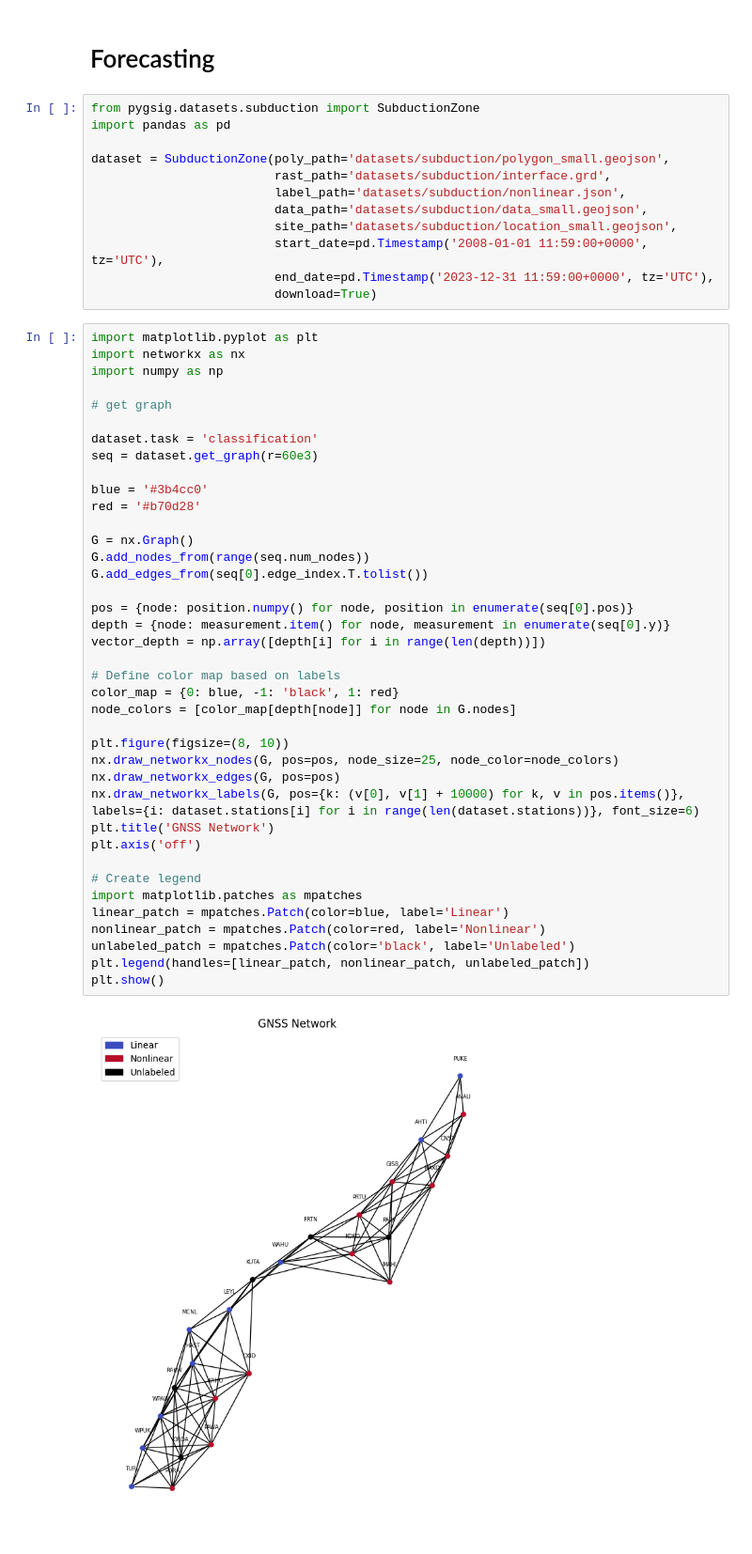
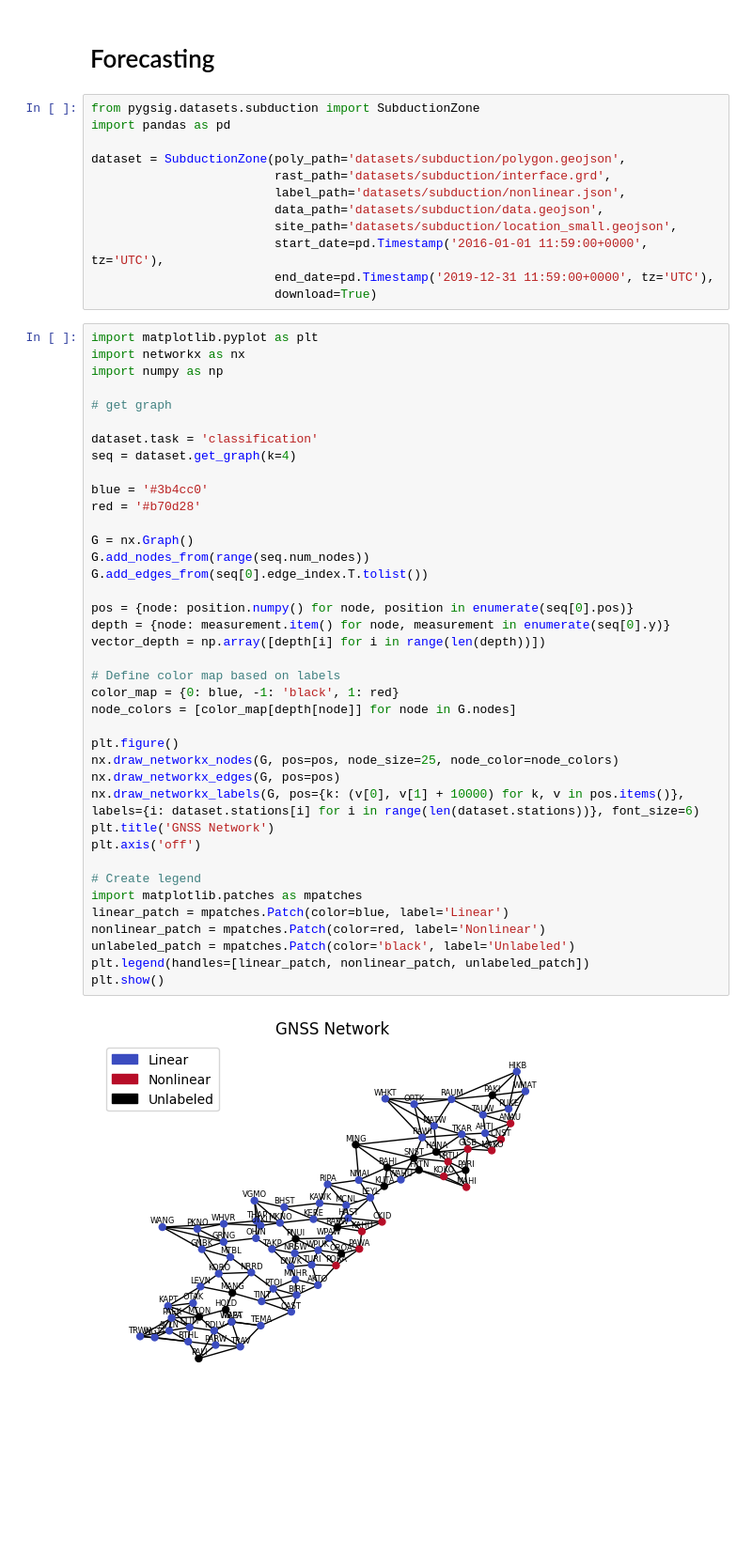
Before and after one commit to hans-riess/pygsig, a Jupyter notebook: forecasting.ipynb, the cells around one changed output. Shown at 94% size. Cells and saved outputs as stored; diff of their text form; blank space fills up the shorter version.

```diff
--- a/forecasting.ipynb
+++ b/forecasting.ipynb
@@ -4,13 +4,13 @@
 from pygsig.datasets.subduction import SubductionZone
 import pandas as pd
 
-dataset = SubductionZone(poly_path='datasets/subduction/polygon_small.geojson',
+dataset = SubductionZone(poly_path='datasets/subduction/polygon.geojson',
                          rast_path='datasets/subduction/interface.grd',
                          label_path='datasets/subduction/nonlinear.json',
-                         data_path='datasets/subduction/data_small.geojson',
+                         data_path='datasets/subduction/data.geojson',
                          site_path='datasets/subduction/location_small.geojson',
-                         start_date=pd.Timestamp('2008-01-01 11:59:00+0000', tz='UTC'),
-                         end_date=pd.Timestamp('2023-12-31 11:59:00+0000', tz='UTC'),
+                         start_date=pd.Timestamp('2016-01-01 11:59:00+0000', tz='UTC'),
+                         end_date=pd.Timestamp('2019-12-31 11:59:00+0000', tz='UTC'),
                          download=True)
 # %%
 import matplotlib.pyplot as plt
@@ -20,39 +20,39 @@ import numpy as np
 # get graph
 
 dataset.task = 'classification'
-seq = dataset.get_graph(r=60e3)
+seq = dataset.get_graph(k=4)
 
 blue = '#3b4cc0'
 red = '#b70d28'
 
 G = nx.Graph()
 G.add_nodes_from(range(seq.num_nodes))
 G.add_edges_from(seq[0].edge_index.T.tolist())
 
 pos = {node: position.numpy() for node, position in enumerate(seq[0].pos)}
 depth = {node: measurement.item() for node, measurement in enumerate(seq[0].y)}
 vector_depth = np.array([depth[i] for i in range(len(depth))])
 
 # Define color map based on labels
 color_map = {0: blue, -1: 'black', 1: red}
 node_colors = [color_map[depth[node]] for node in G.nodes]
 
-plt.figure(figsize=(8, 10))
+plt.figure()
 nx.draw_networkx_nodes(G, pos=pos, node_size=25, node_color=node_colors)
 nx.draw_networkx_edges(G, pos=pos)
 nx.draw_networkx_labels(G, pos={k: (v[0], v[1] + 10000) for k, v in pos.items()}, labels={i: dataset.stations[i] for i in range(len(dataset.stations))}, font_size=6)
 plt.title('GNSS Network')
 plt.axis('off')
 
 # Create legend
 import matplotlib.patches as mpatches
 linear_patch = mpatches.Patch(color=blue, label='Linear')
 nonlinear_patch = mpatches.Patch(color=red, label='Nonlinear')
 unlabeled_patch = mpatches.Patch(color='black', label='Unlabeled')
 plt.legend(handles=[linear_patch, nonlinear_patch, unlabeled_patch])
 plt.show()
 # %% [output]
-[figure, old version]
+[figure, new version]
 # %%
 import torch
 import torch.nn.functional as F
```
Also changed, not shown: parts of 4 cells of this notebook, 3 other files.
